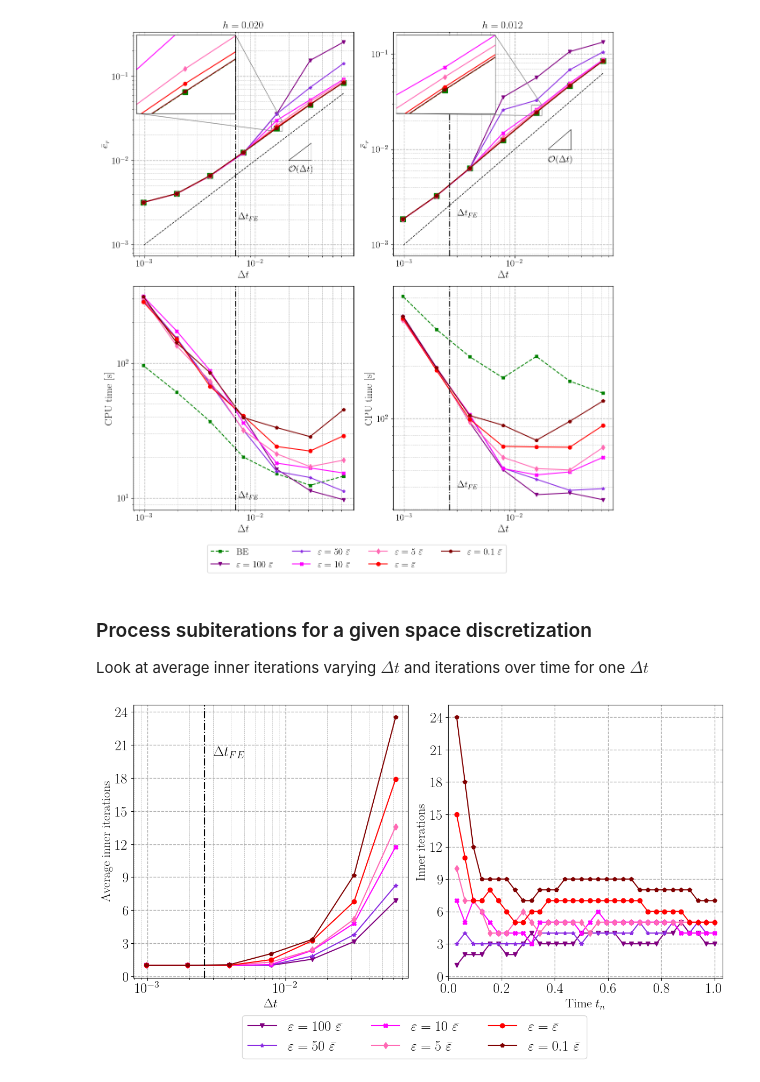
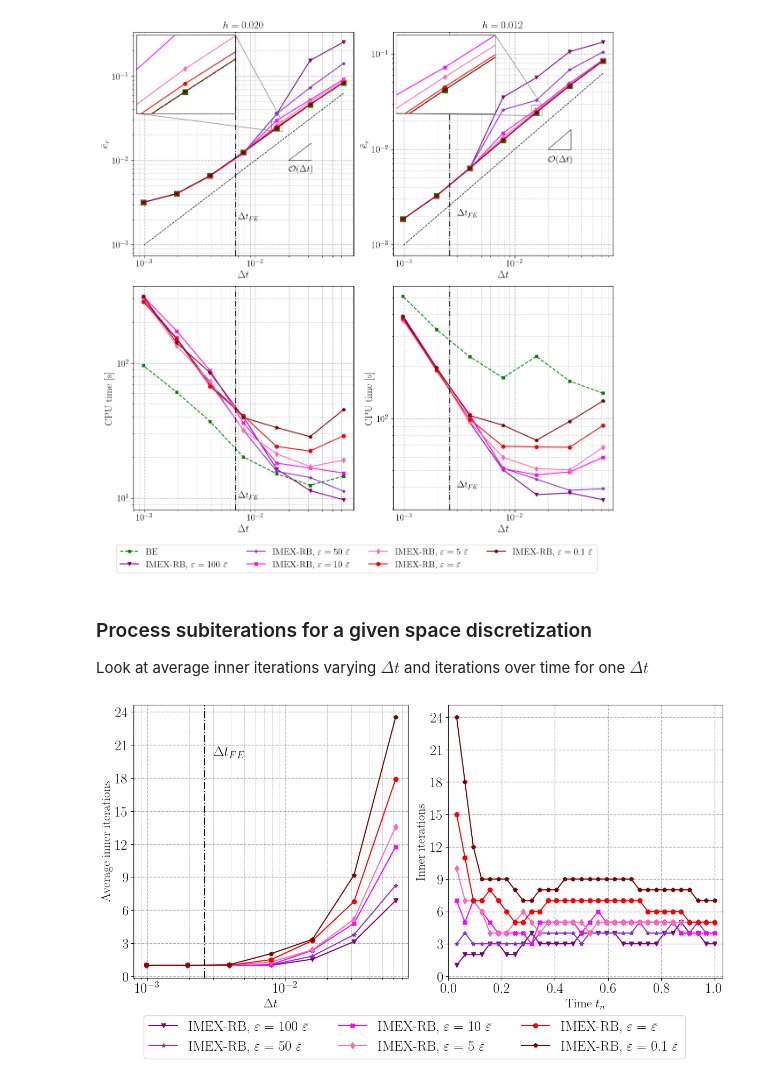
Before and after one commit to Fra-Sala/IMEX-RB, a Jupyter notebook: postprocessing/AdvDiff3D/EPSvsNt.ipynb, the cells around one changed output. Drawn from its saved outputs; the diff is of its cells as text; code cells hidden in the pictures.

```diff
--- a/postprocessing/AdvDiff3D/EPSvsNt.ipynb
+++ b/postprocessing/AdvDiff3D/EPSvsNt.ipynb
@@ -27,14 +27,14 @@ all_markers = ['v', '*', 'X', 'd', 'o', 'p', 's', 'h']
 all_colors = ['purple', 'blueviolet', 'magenta', 'hotpink',
               'red', 'maroon', 'teal', 'orange']
 all_labels = [
-    r"$\varepsilon = 100 \ \bar{\varepsilon}$",
-    r"$\varepsilon = 50 \ \bar{\varepsilon}$",
-    r"$\varepsilon = 10 \ \bar{\varepsilon}$",
-    r"$\varepsilon = 5 \ \bar{\varepsilon}$",
-    r"$\varepsilon = \bar{\varepsilon}$",
-    r"$\varepsilon = 0.1 \ \bar{\varepsilon}$",
-    r"$\varepsilon = 0.01 \ \bar{\varepsilon}$",
-    r"$\varepsilon = 0.001 \ \bar{\varepsilon}$"
+    r"IMEX-RB, $\varepsilon = 100 \ \bar{\varepsilon}$",
+    r"IMEX-RB, $\varepsilon = 50 \ \bar{\varepsilon}$",
+    r"IMEX-RB, $\varepsilon = 10 \ \bar{\varepsilon}$",
+    r"IMEX-RB, $\varepsilon = 5 \ \bar{\varepsilon}$",
+    r"IMEX-RB, $\varepsilon = \bar{\varepsilon}$",
+    r"IMEX-RB, $\varepsilon = 0.1 \ \bar{\varepsilon}$",
+    r"IMEX-RB, $\varepsilon = 0.01 \ \bar{\varepsilon}$",
+    r"IMEX-RB, $\varepsilon = 0.001 \ \bar{\varepsilon}$"
 ]
 larger_fontsize = 17
 smaller_fontsize = 15
@@ -145,34 +145,34 @@ for col, Nx in enumerate(Nx_values):
                        f'-{m}', markersize=6, color=c, label=lbl)
 
     ax_time.axvline(1 / Nt_FE, color='k', linestyle='-.')
     ax_time.text(
         xdeltaFE[2*col+1],
         ydeltaFE[2*col+1],
         r"$\Delta t_{FE}$",
         fontsize=smaller_fontsize,
         color='k'
     )
     ax_time.tick_params(axis='both', which='major', labelsize=smaller_fontsize)
     ax_time.grid(which='major', linestyle='--', linewidth=1)
     ax_time.grid(which='minor', linestyle='--', linewidth=0.5)
     ax_time.set_xlabel(r"$\Delta t$", fontsize=larger_fontsize)
     # if col == 0:
     ax_time.set_ylabel("CPU time [s]", fontsize=larger_fontsize)
 
 # External legend for both error and time plots
 handles, labels = axs[1, 0].get_legend_handles_labels()
 fig.legend(
     handles,
     labels,
     loc='lower center',
     bbox_to_anchor=(0.5, -0.07),
     fontsize=smaller_fontsize,
     ncol=4
 )
 plt.tight_layout()
 plt.savefig('plots/' + f'{problem_name}_' + f'convergence_times_eps.pdf', bbox_inches="tight")
 # %% [output]
-[figure, old version]
+[figure, new version]
 # %% [markdown]
 ### Process subiterations for a given space discretization
 Look at average inner iterations varying $\Delta t$ and iterations over time
@@ -260,4 +260,4 @@ fig.legend(
 plt.tight_layout()
 plt.savefig('plots/' + f'{problem_name}_' + f'iters_eps_Nx_{Nx_values[idx_Nx]}.pdf', bbox_inches="tight")
 # %% [output]
-[figure, old version]
+[figure, new version]
```
Also changed, not shown: 4 other files.
